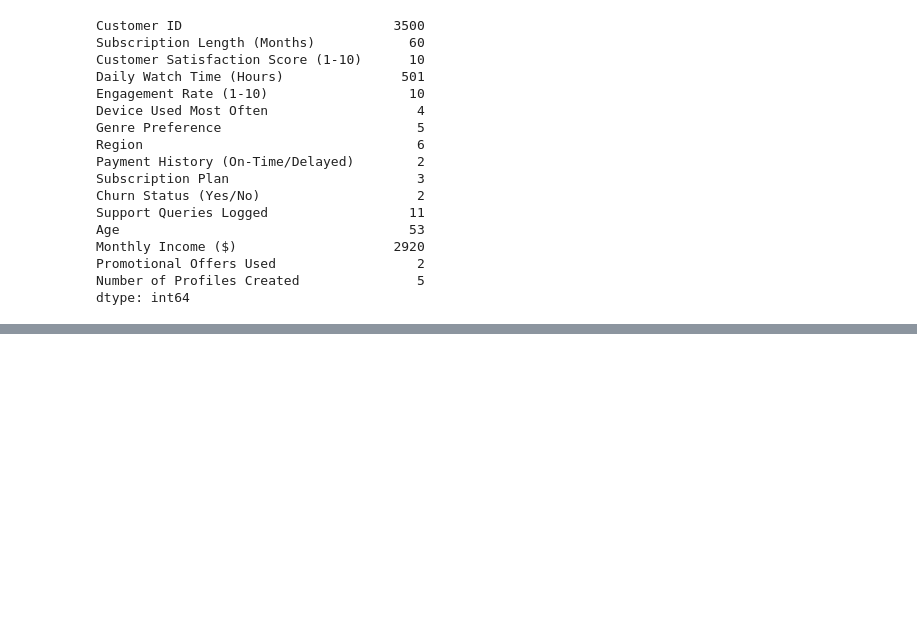
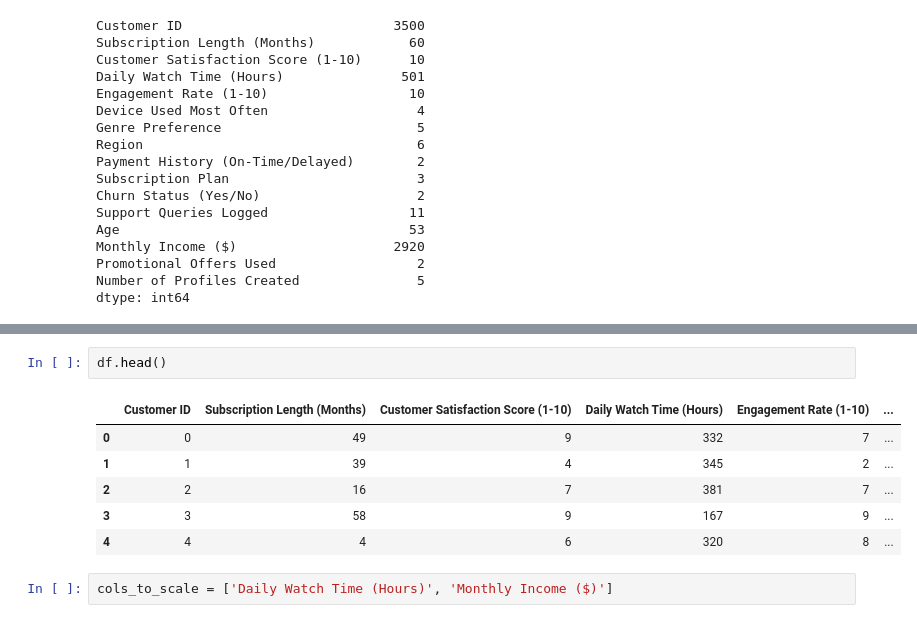
Before and after one commit to saidabroor/AI-Assignments, a Jupyter notebook: 2nd-month_b/10th-lesson_b/practice.ipynb, the cells around one changed output, grey strips where cells are left out. Drawn from its saved outputs; the diff is of its cells as text; blank space fills up the shorter version.

```diff
--- a/2nd-month_b/10th-lesson_b/practice.ipynb
+++ b/2nd-month_b/10th-lesson_b/practice.ipynb
@@ -85,0 +192,11 @@ Name: count, dtype: int64
+# %%
+df.head()
+# %% [output]
+|  | Customer ID | Subscription Length (Months) | Customer Satisfaction Score (1-10) | Daily Watch Time (Hours) | Engagement Rate (1-10) | ... |
+| 0 | 0 | 49 | 9 | 332 | 7 | ... |
+| 1 | 1 | 39 | 4 | 345 | 2 | ... |
+| 2 | 2 | 16 | 7 | 381 | 7 | ... |
+| 3 | 3 | 58 | 9 | 167 | 9 | ... |
+| 4 | 4 | 4 | 6 | 320 | 8 | ... |
+# %%
+cols_to_scale = ['Daily Watch Time (Hours)', 'Monthly Income ($)']
```
Also changed, not shown: parts of 25 cells of this notebook.
